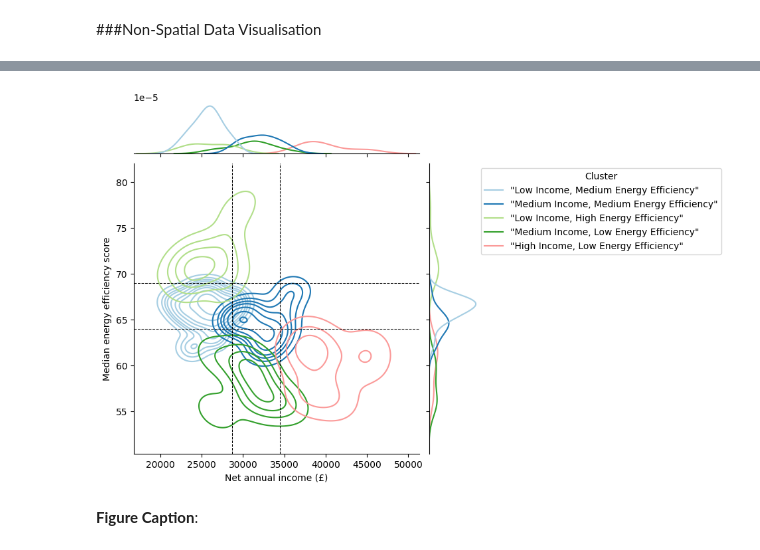
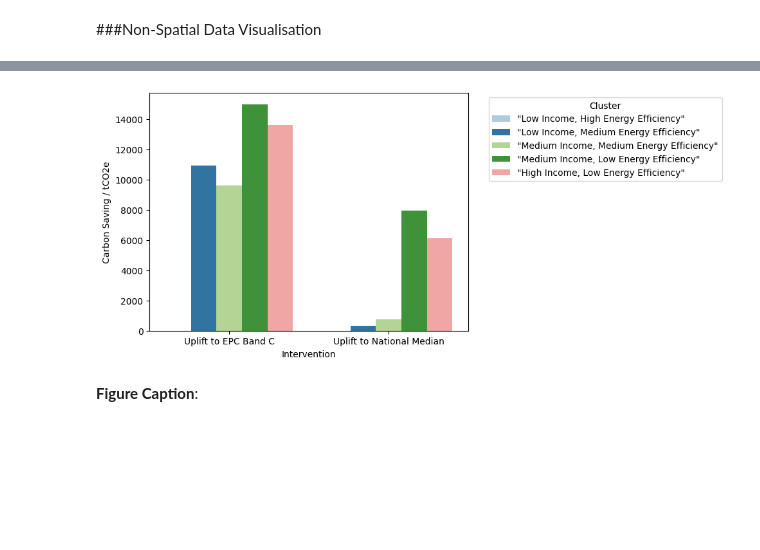
Before and after one commit to jwsn8667/GEOG5003M, a Jupyter notebook: GEOG5003_A2_201913950.ipynb, the cells around one changed output, grey strips where cells are left out. Cells and saved outputs as stored; diff of their text form; code cells hidden in the pictures; blank space fills up the shorter version.

```diff
--- a/GEOG5003_A2_201913950.ipynb
+++ b/GEOG5003_A2_201913950.ipynb
@@ -831,3 +878,14 @@ Model_Variables0.groupby('Cluster').median().reset_index()
 #Results
 # %% [markdown]
 ###Non-Spatial Data Visualisation
+# %%
+CarbonSaving = Model_Variables0.reset_index().merge(Sheff_HholdsCount, how='inner', left_on='index', right_on='GEOGRAPHY_CODE').drop(columns='GEOGRAPHY_CODE').set_index('index')
+
+CarbonSaving['Uplift to EPC Band C'] = ((-1*(69.0 - CarbonSaving['Median energy efficiency score'])*reg0.coef_[1])*CarbonSaving['OBS_VALUE']).where(69.0>CarbonSaving['Median energy efficiency score'], 0)
+
+CarbonSaving['Uplift to National Median'] = ((-1*(MSOA_Median_EPC['Existing dwellings'].median() - CarbonSaving['Median energy efficiency score'])*reg0.coef_[1])*CarbonSaving['OBS_VALUE']).where(MSOA_Median_EPC['Existing dwellings'].median()>CarbonSaving['Median energy efficiency score'], 0)
+
+BarData = CarbonSaving[['Cluster','Uplift to EPC Band C','Uplift to National Median', 'OBS_VALUE']].groupby(['Cluster']).sum().reset_index()
+# %%
+BarData = BarData.melt(id_vars=['Cluster', 'OBS_VALUE']).rename(columns={'variable':'Intervention', 'value':'Carbon Saving / tCO2e'})
+BarData
@@ -834,22 +904,9 @@ Model_Variables0.groupby('Cluster').median().reset_index()
 # %%
-# Assigning descriptive labels to clusters
-Model_Variables0 = Model_Variables0.replace(to_replace={0:'"Low Income, High Energy Efficiency"',1:'"Low Income, Medium Energy Efficiency"',2:'"Medium Income, Medium Energy Efficiency"',3:'"Medium Income, Low Energy Efficiency"',4:'"High Income, Low Energy Efficiency"'})
+f = sns.barplot(data=BarData, x='Intervention', y='Carbon Saving / tCO2e', hue = 'Cluster', palette = 'Paired', hue_order = ['"Low Income, High Energy Efficiency"','"Low Income, Medium Energy Efficiency"','"Medium Income, Medium Energy Efficiency"','"Medium Income, Low Energy Efficiency"','"High Income, Low Energy Efficiency"'])
 
-Model_Variables1 = Model_Variables1.replace(to_replace={0:'"LIHEE"',1:'"LIMEE"',2:'"MIMEE"',3:'"MILEE"',4:'"HILEE"'})
+sns.move_legend(f, "upper left", bbox_to_anchor=(1.05, 1))
+# %% [output]
+[figure, added]
-# %%
-## Non-spatial data visualisation
-
-f = sns.jointplot(data=Model_Variables0, x='Net annual income (£)', y='Median energy efficiency score', hue='Cluster', palette='Paired', kind='kde')
-
-sns.move_legend(f.ax_joint, "upper left", bbox_to_anchor=(1.2, 1))
-
-f.ax_joint.axhline(y=MSOA_Median_EPC['Existing dwellings'].median(), linestyle='--', linewidth=0.75, color='k')
-f.ax_joint.axhline(y=69, linestyle='--', linewidth=0.75, color='k')
-
-f.ax_joint.axvline(x=MSOA_NetIncome['Net annual income (£)'].median(), linestyle='--', linewidth=0.75, color='k')
-f.ax_joint.axvline(x=Model_Variables0['Net annual income (£)'].median(), linestyle='--', linewidth=0.75, color='k');
-# %% [output]
-[figure, removed]
 # %% [markdown]
 **Figure Caption**:
 # %% [markdown]
```
Also changed, not shown: parts of 10 cells of this notebook.
